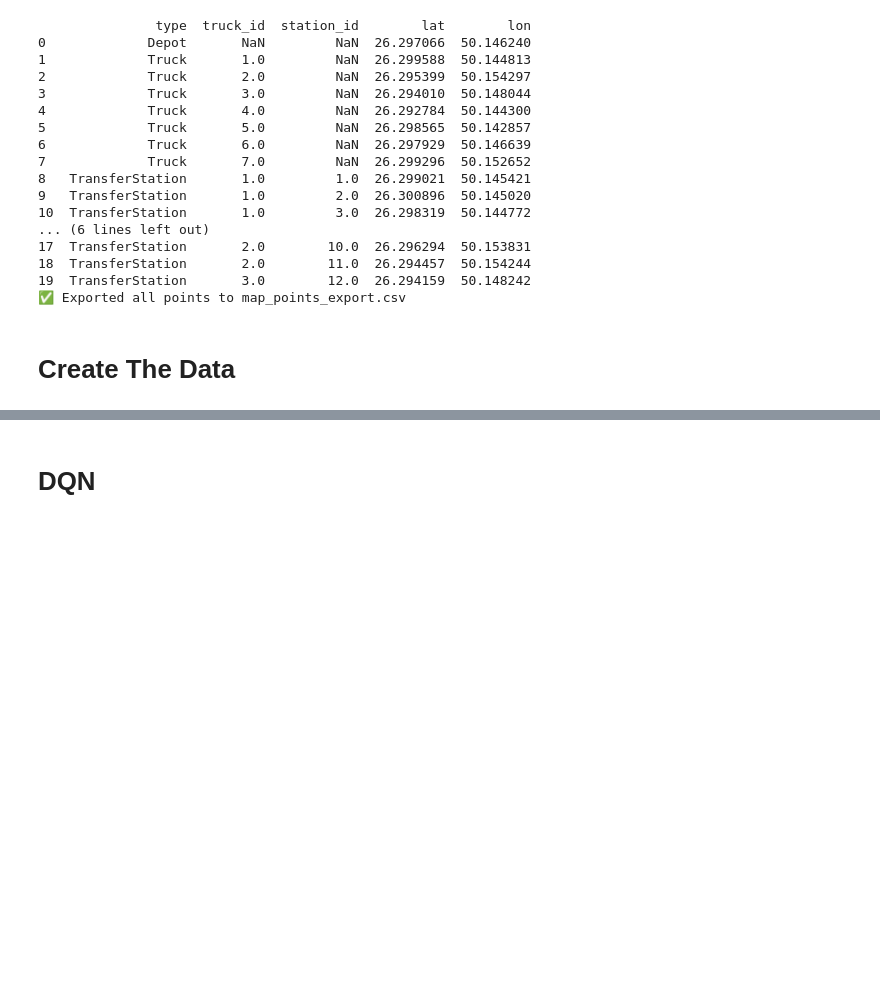
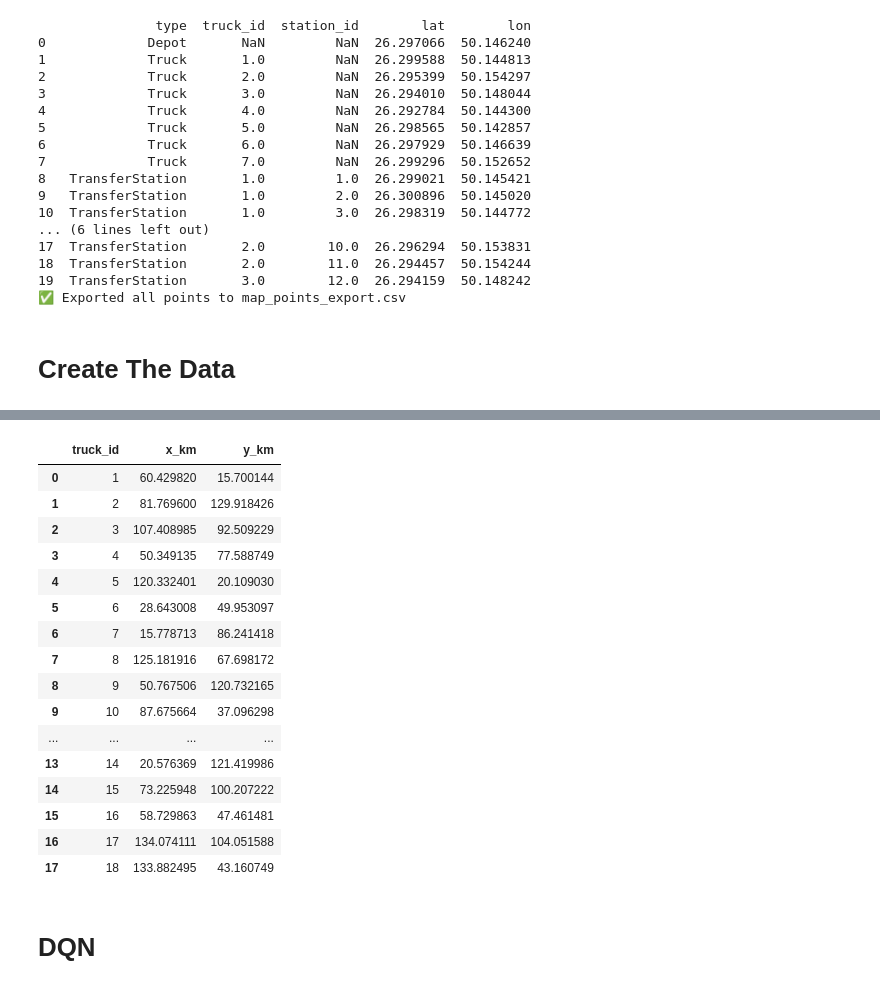
Before and after one commit to OmarAshIbra/GNN-Paper, a Jupyter notebook: GNN.ipynb, the cells around one changed output, grey strips where cells are left out. Saved outputs shown, nothing was run; the diff lists cells and outputs as text; code cells hidden in the pictures; blank space fills up the shorter version.

```diff
--- a/GNN.ipynb
+++ b/GNN.ipynb
@@ -1956,3 +1688,23 @@ print(tabulate(df, headers='keys', tablefmt='grid', showindex=False))
+# %%
+display(sim.get_trucks())
+# %% [output]
+|  | truck_id | x_km | y_km |
+| 0 | 1 | 60.429820 | 15.700144 |
+| 1 | 2 | 81.769600 | 129.918426 |
+| 2 | 3 | 107.408985 | 92.509229 |
+| 3 | 4 | 50.349135 | 77.588749 |
+| 4 | 5 | 120.332401 | 20.109030 |
+| 5 | 6 | 28.643008 | 49.953097 |
+| 6 | 7 | 15.778713 | 86.241418 |
+| 7 | 8 | 125.181916 | 67.698172 |
+| 8 | 9 | 50.767506 | 120.732165 |
+| 9 | 10 | 87.675664 | 37.096298 |
+| ... | ... | ... | ... |
+| 13 | 14 | 20.576369 | 121.419986 |
+| 14 | 15 | 73.225948 | 100.207222 |
+| 15 | 16 | 58.729863 | 47.461481 |
+| 16 | 17 | 134.074111 | 104.051588 |
+| 17 | 18 | 133.882495 | 43.160749 |
 # %% [markdown]
 # DQN
 # %% [markdown]
```
Also changed, not shown: parts of 11 cells of this notebook.
